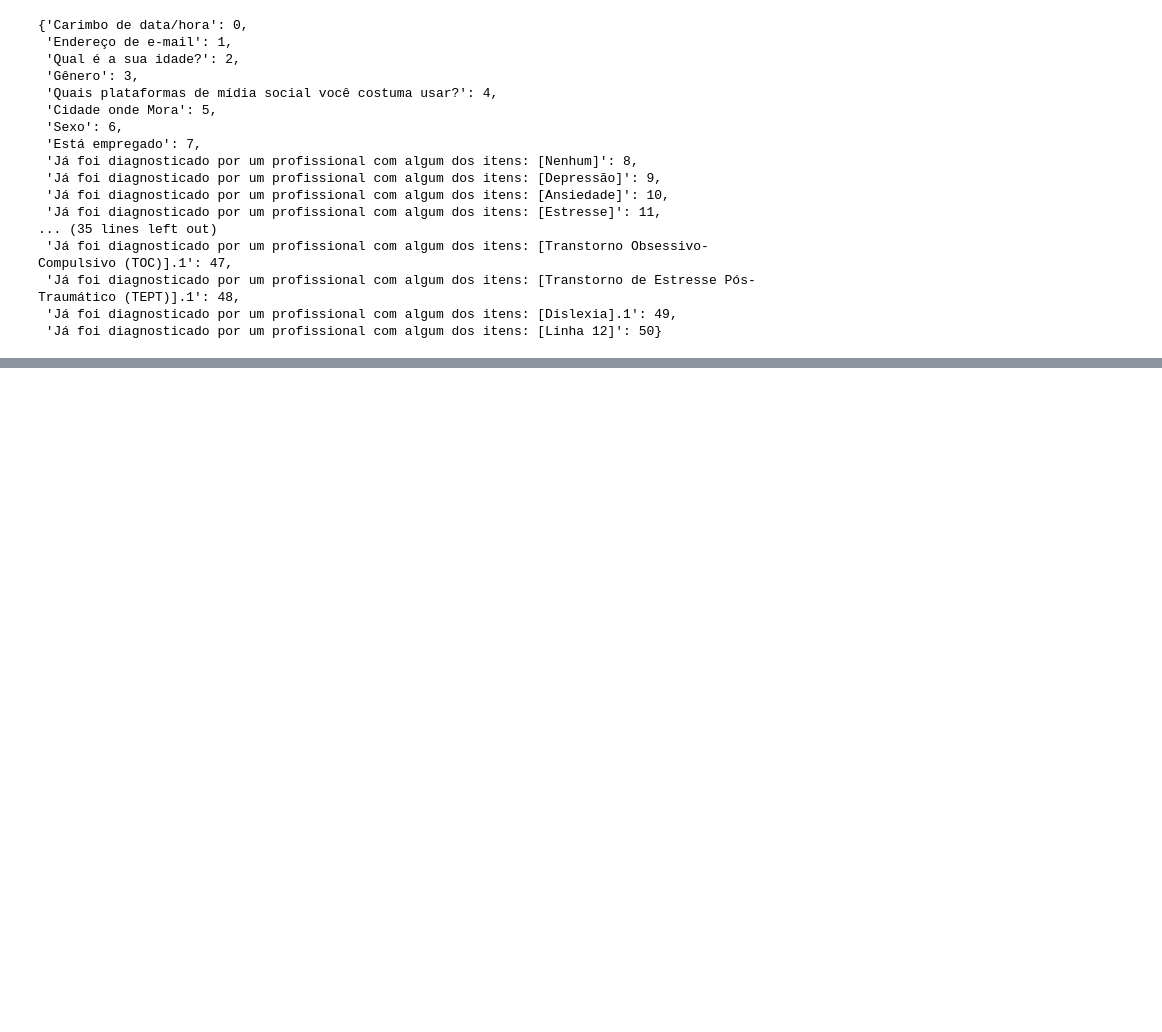
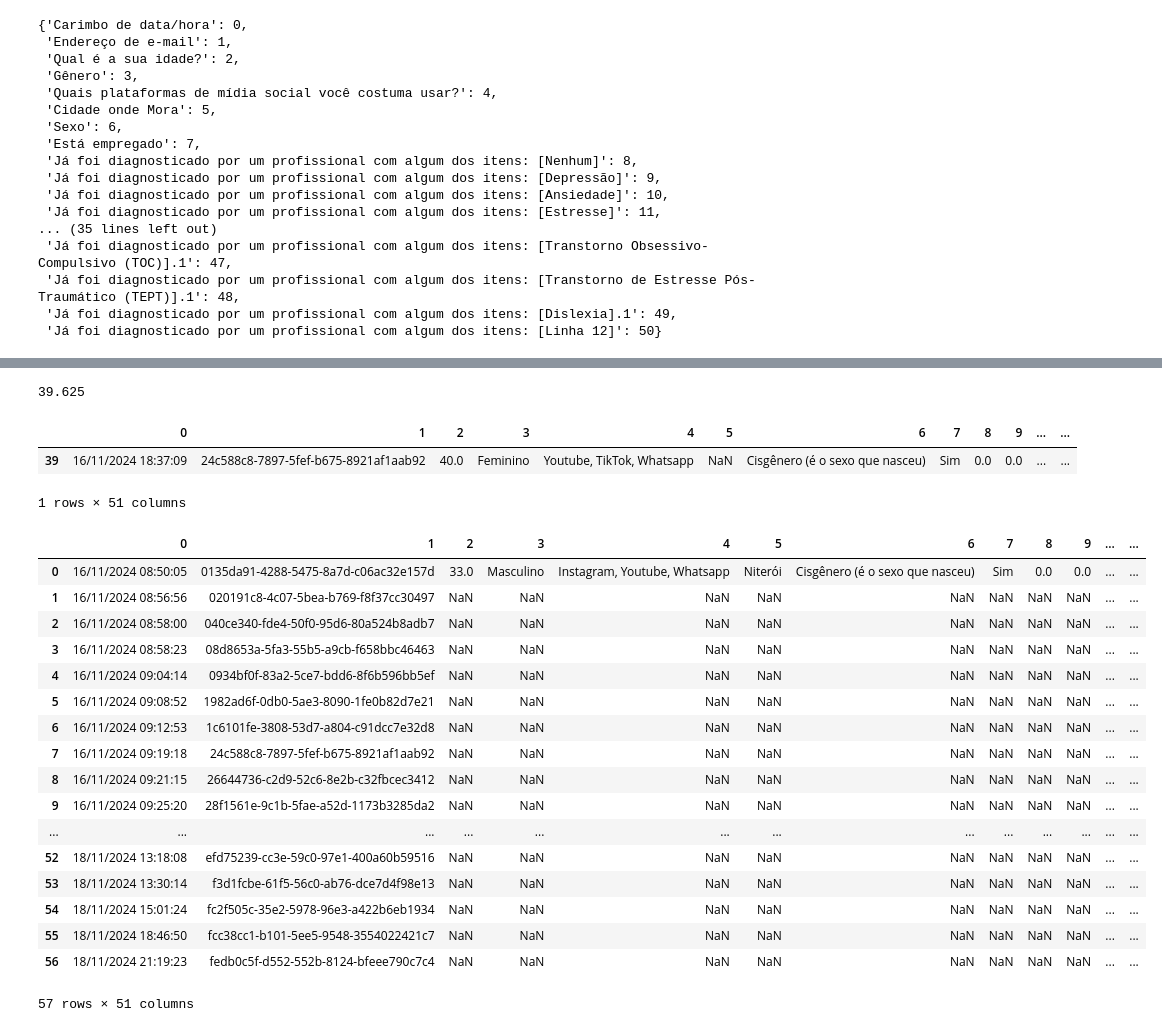
Before and after one commit to alessandropessoa/ciencia-dados-impacto-redes-sociais-saude-mental, a Jupyter notebook: analiseDados.ipynb, the cells around one changed output, grey strips where cells are left out. Drawn from its saved outputs; the diff is of its cells as text; code cells hidden in the pictures; blank space fills up the shorter version.

```diff
--- a/analiseDados.ipynb
+++ b/analiseDados.ipynb
@@ -210,0 +184,3 @@ subset
+# %%
+df[colunas_para_substituir]=df[colunas_para_substituir].replace("Coluna 1",1)
+df[colunas_para_substituir]= df[colunas_para_substituir].fillna(0)
@@ -210,0 +210,3 @@ subset
+# %%
+#substitui idade de sexo feminino pela mediana das idades
+df.loc[50,2] = 51
@@ -210,0 +233,8 @@ subset
+# %%
+df[2] = pd.to_numeric(df[2],errors='coerce')
+# %%
+df[df[3]=='Feminino'][2].mean()
+# %% [output]
+39.625
+# %%
+df.loc[39,2] = 40
@@ -210,0 +245,27 @@ subset
+# %%
+filtro
+# %% [output]
+|  | 0 | 1 | 2 | 3 | 4 | 5 | 6 | 7 | 8 | 9 | ... | ... |
+| 39 | 16/11/2024 18:37:09 | 24c588c8-7897-5fef-b675-8921af1aab92 | 40.0 | Feminino | Youtube, TikTok, Whatsapp | NaN | Cisgênero (é o sexo que nasceu) | Sim | 0.0 | 0.0 | ... | ... |
+1 rows × 51 columns
+# %%
+df.mode()
+# %% [output]
+|  | 0 | 1 | 2 | 3 | 4 | 5 | 6 | 7 | 8 | 9 | ... | ... |
+| 0 | 16/11/2024 08:50:05 | 0135da91-4288-5475-8a7d-c06ac32e157d | 33.0 | Masculino | Instagram, Youtube, Whatsapp | Niterói | Cisgênero (é o sexo que nasceu) | Sim | 0.0 | 0.0 | ... | ... |
+| 1 | 16/11/2024 08:56:56 | 020191c8-4c07-5bea-b769-f8f37cc30497 | NaN | NaN | NaN | NaN | NaN | NaN | NaN | NaN | ... | ... |
+| 2 | 16/11/2024 08:58:00 | 040ce340-fde4-50f0-95d6-80a524b8adb7 | NaN | NaN | NaN | NaN | NaN | NaN | NaN | NaN | ... | ... |
+| 3 | 16/11/2024 08:58:23 | 08d8653a-5fa3-55b5-a9cb-f658bbc46463 | NaN | NaN | NaN | NaN | NaN | NaN | NaN | NaN | ... | ... |
+| 4 | 16/11/2024 09:04:14 | 0934bf0f-83a2-5ce7-bdd6-8f6b596bb5ef | NaN | NaN | NaN | NaN | NaN | NaN | NaN | NaN | ... | ... |
+| 5 | 16/11/2024 09:08:52 | 1982ad6f-0db0-5ae3-8090-1fe0b82d7e21 | NaN | NaN | NaN | NaN | NaN | NaN | NaN | NaN | ... | ... |
+| 6 | 16/11/2024 09:12:53 | 1c6101fe-3808-53d7-a804-c91dcc7e32d8 | NaN | NaN | NaN | NaN | NaN | NaN | NaN | NaN | ... | ... |
+| 7 | 16/11/2024 09:19:18 | 24c588c8-7897-5fef-b675-8921af1aab92 | NaN | NaN | NaN | NaN | NaN | NaN | NaN | NaN | ... | ... |
+| 8 | 16/11/2024 09:21:15 | 26644736-c2d9-52c6-8e2b-c32fbcec3412 | NaN | NaN | NaN | NaN | NaN | NaN | NaN | NaN | ... | ... |
+| 9 | 16/11/2024 09:25:20 | 28f1561e-9c1b-5fae-a52d-1173b3285da2 | NaN | NaN | NaN | NaN | NaN | NaN | NaN | NaN | ... | ... |
+| ... | ... | ... | ... | ... | ... | ... | ... | ... | ... | ... | ... | ... |
+| 52 | 18/11/2024 13:18:08 | efd75239-cc3e-59c0-97e1-400a60b59516 | NaN | NaN | NaN | NaN | NaN | NaN | NaN | NaN | ... | ... |
+| 53 | 18/11/2024 13:30:14 | f3d1fcbe-61f5-56c0-ab76-dce7d4f98e13 | NaN | NaN | NaN | NaN | NaN | NaN | NaN | NaN | ... | ... |
+| 54 | 18/11/2024 15:01:24 | fc2f505c-35e2-5978-96e3-a422b6eb1934 | NaN | NaN | NaN | NaN | NaN | NaN | NaN | NaN | ... | ... |
+| 55 | 18/11/2024 18:46:50 | fcc38cc1-b101-5ee5-9548-3554022421c7 | NaN | NaN | NaN | NaN | NaN | NaN | NaN | NaN | ... | ... |
+| 56 | 18/11/2024 21:19:23 | fedb0c5f-d552-552b-8124-bfeee790c7c4 | NaN | NaN | NaN | NaN | NaN | NaN | NaN | NaN | ... | ... |
+57 rows × 51 columns
```
Also changed, not shown: parts of 53 cells of this notebook, 4 other files.
